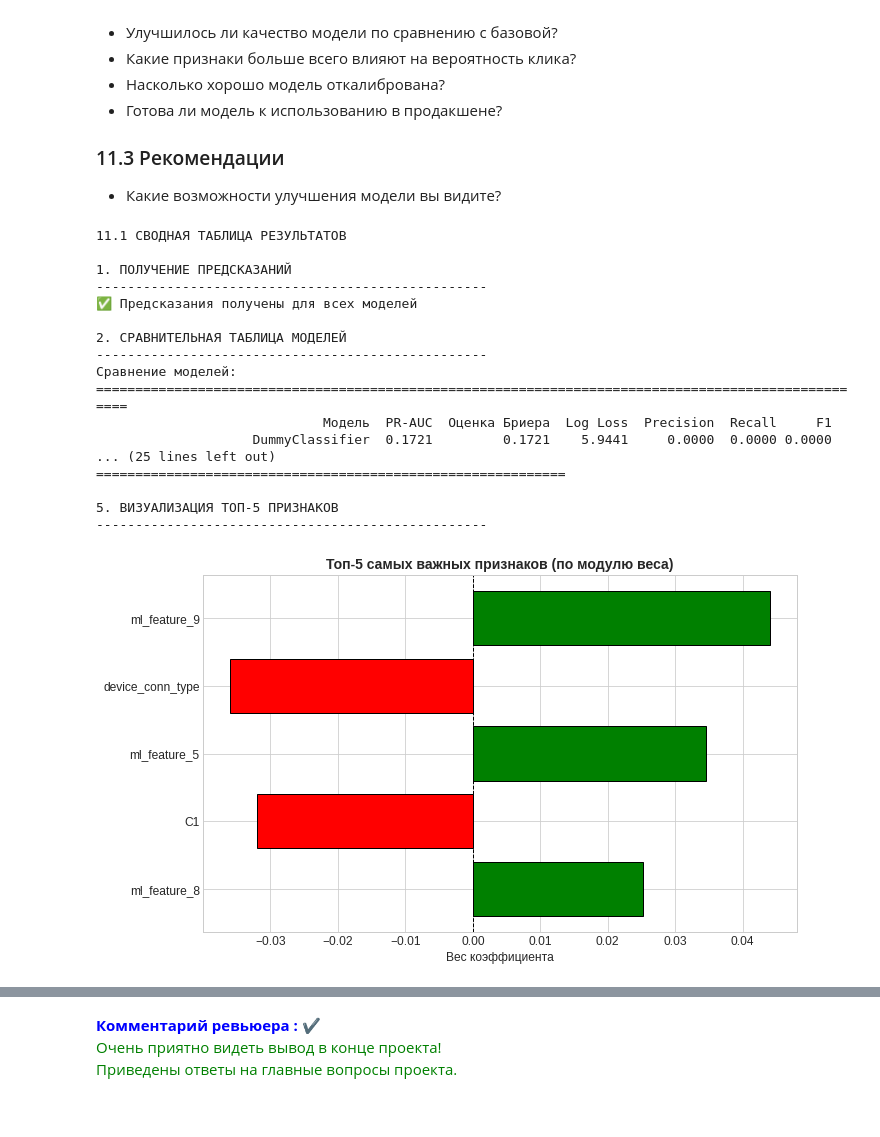
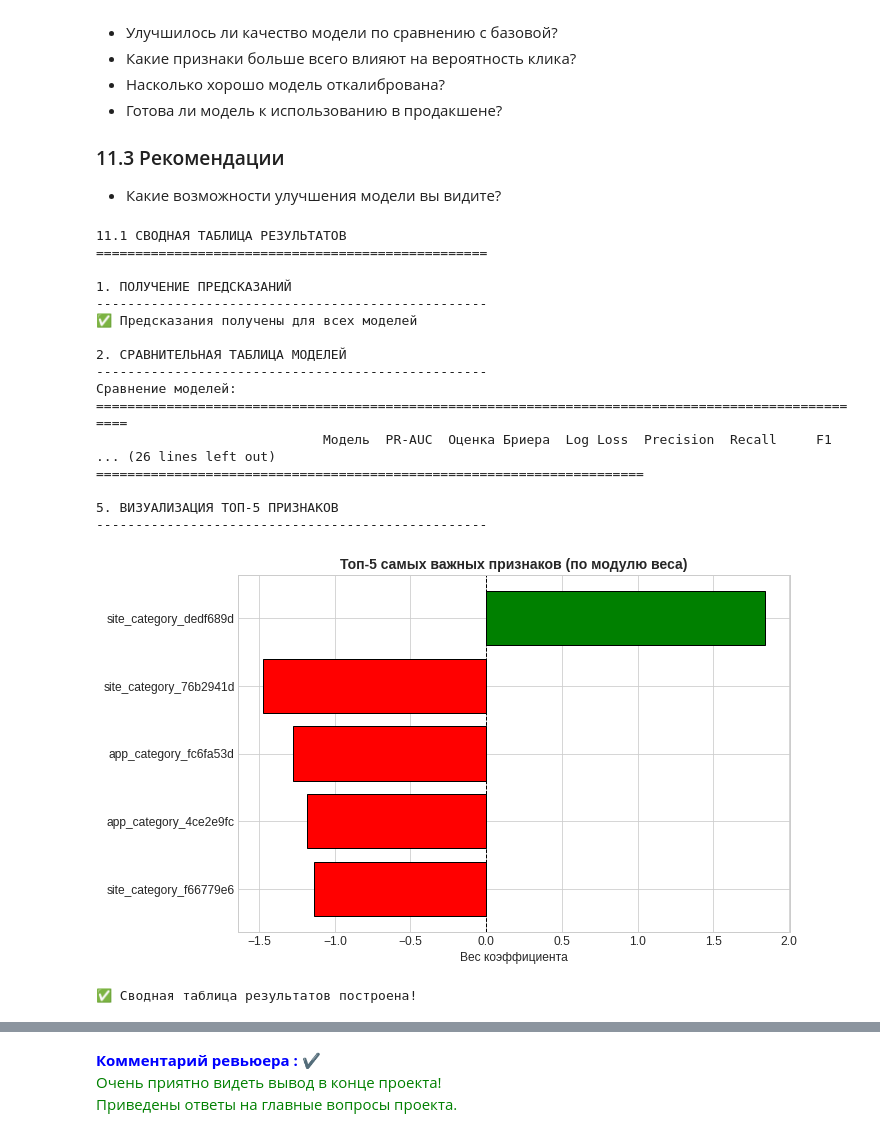
Before and after one commit to MllII/advandex-ctr-prediction, a Jupyter notebook: advandex_ctr_pipeline.ipynb, the cells around one changed output, grey strips where cells are left out. Drawn from its saved outputs; the diff is of its cells as text; code cells hidden in the pictures.

```diff
--- a/advandex_ctr_pipeline.ipynb
+++ b/advandex_ctr_pipeline.ipynb
@@ -4622,22 +4590,26 @@ print("=" * 70)
 # =============================================================================
 
 print("11.1 СВОДНАЯ ТАБЛИЦА РЕЗУЛЬТАТОВ")
+print("=" * 50)
 
 # ---- 1. Получение предсказаний для всех моделей ----
 print("\n1. ПОЛУЧЕНИЕ ПРЕДСКАЗАНИЙ")
 print("-" * 50)
 
-# DummyClassifier
-y_test_pred_dummy = dummy.predict(X_test_selected)
-y_test_proba_dummy = dummy.predict_proba(X_test_selected)[:, 1]
+# ✅ DummyClassifier — использует любые признаки, но так как он их игнорирует,
+# можно подать X_test
+y_test_pred_dummy = dummy.predict(X_test)
+y_test_proba_dummy = dummy.predict_proba(X_test)[:, 1]
 
-# Финальная модель без калибровки
-y_test_pred_final = final_model.predict(X_test_selected)
-y_test_proba_final = final_model.predict_proba(X_test_selected)[:, 1]
+# ✅ Финальная модель без калибровки — подаём СЫРЫЕ данные X_test
+# (пайплайн сам выполняет TargetEncoder → Preprocessor → RFE → Classifier)
+y_test_pred_final = final_model.predict(X_test)
+y_test_proba_final = final_model.predict_proba(X_test)[:, 1]
 
-# Калиброванная модель
-y_test_pred_calibrated = calibrated_model_iso.predict(X_test_final)
-y_test_proba_calibrated = calibrated_model_iso.predict_proba(X_test_final)[:, 1]
+# ✅ Калиброванная модель — используем IsotonicRegression из раздела 9
+# Сначала получаем сырые предсказания, затем применяем калибратор
+y_test_proba_calibrated = isotonic_calibrator.predict(y_test_proba_final)
+y_test_pred_calibrated = (y_test_proba_calibrated >= 0.5).astype(int)
 
 print("✅ Предсказания получены для всех моделей")
 
@@ -4708,9 +4680,28 @@ print("=" * 60)
 print("\n4. ТОП-5 САМЫХ ВАЖНЫХ ПРИЗНАКОВ")
 print("-" * 50)
 
-# Получаем коэффициенты из финальной модели
-coef = final_model.coef_[0]
-feature_names = X_train_selected.columns.tolist()
+# ✅ Получаем коэффициенты из классификатора внутри пайплайна
+classifier = final_model.named_steps['classifier']
+coef = classifier.coef_[0]
+
+# ✅ Получаем имена ТОЛЬКО отобранных RFE признаков (25 из 61)
+rfe = final_model.named_steps['rfe']
+support = rfe.support_
+
+preprocessor_fitted = final_model.named_steps['preprocessor']
+all_feature_names = []
+for name, trans, columns in preprocessor_fitted.transformers_:
+    if name == 'num':
+        all_feature_names.extend(columns)
+    elif name == 'cat':
+        if hasattr(trans, 'get_feature_names'):
+            all_feature_names.extend(trans.get_feature_names(columns))
+        else:
+            for col in columns:
+                for category in trans.categories_[0]:
+                    all_feature_names.append(f"{col}_{category}")
+
+feature_names = [all_feature_names[i] for i in range(len(all_feature_names)) if support[i]]
 
 weights_df = pd.DataFrame({
     'Признак': feature_names,
@@ -4722,41 +4713,44 @@ top5 = weights_df.head(5)
 
 print("Топ-5 признаков по модулю веса:")
 print("=" * 60)
-print(f"{'№':<4} {'Признак':<25} {'Вес':>15} {'|Вес|':>15}")
-print("-" * 60)
+print(f"{'№':<4} {'Признак':<35} {'Вес':>15} {'|Вес|':>15}")
+print("-" * 70)
 for i, (idx, row) in enumerate(top5.iterrows(), 1):
-    print(f"{i:<4} {row['Признак']:<25} {row['Вес']:>15.4f} {row['|Вес|']:>15.4f}")
-print("=" * 60)
+    print(f"{i:<4} {row['Признак']:<35} {row['Вес']:>15.4f} {row['|Вес|']:>15.4f}")
+print("=" * 70)
 
 # ---- 5. Визуализация топ-5 признаков ----
 print("\n5. ВИЗУАЛИЗАЦИЯ ТОП-5 ПРИЗНАКОВ")
 print("-" * 50)
 
 plt.figure(figsize=(10, 6))
 colors = ['green' if w > 0 else 'red' for w in top5['Вес']]
 plt.barh(top5['Признак'], top5['Вес'], color=colors, edgecolor='black')
 plt.title('Топ-5 самых важных признаков (по модулю веса)', fontsize=14, fontweight='bold')
 plt.xlabel('Вес коэффициента')
 plt.axvline(x=0, color='black', linestyle='--', linewidth=1)
 plt.gca().invert_yaxis()
 plt.tight_layout()
 plt.show()
+
+print("\n✅ Сводная таблица результатов построена!")
 # %% [output]
 11.1 СВОДНАЯ ТАБЛИЦА РЕЗУЛЬТАТОВ
+==================================================
 
 1. ПОЛУЧЕНИЕ ПРЕДСКАЗАНИЙ
 --------------------------------------------------
 ✅ Предсказания получены для всех моделей
 
 2. СРАВНИТЕЛЬНАЯ ТАБЛИЦА МОДЕЛЕЙ
 --------------------------------------------------
 Сравнение моделей:
 ====================================================================================================
                              Модель  PR-AUC  Оценка Бриера  Log Loss  Precision  Recall     F1
-                    DummyClassifier  0.1721         0.1721    5.9441     0.0000  0.0000 0.0000
-... (25 lines left out)
-============================================================
+... (26 lines left out)
+======================================================================
 
 5. ВИЗУАЛИЗАЦИЯ ТОП-5 ПРИЗНАКОВ
 --------------------------------------------------
-[figure, old version]
+[figure, new version]
+✅ Сводная таблица результатов построена!
```
Also changed, not shown: parts of 81 cells of this notebook, 12 other files.
